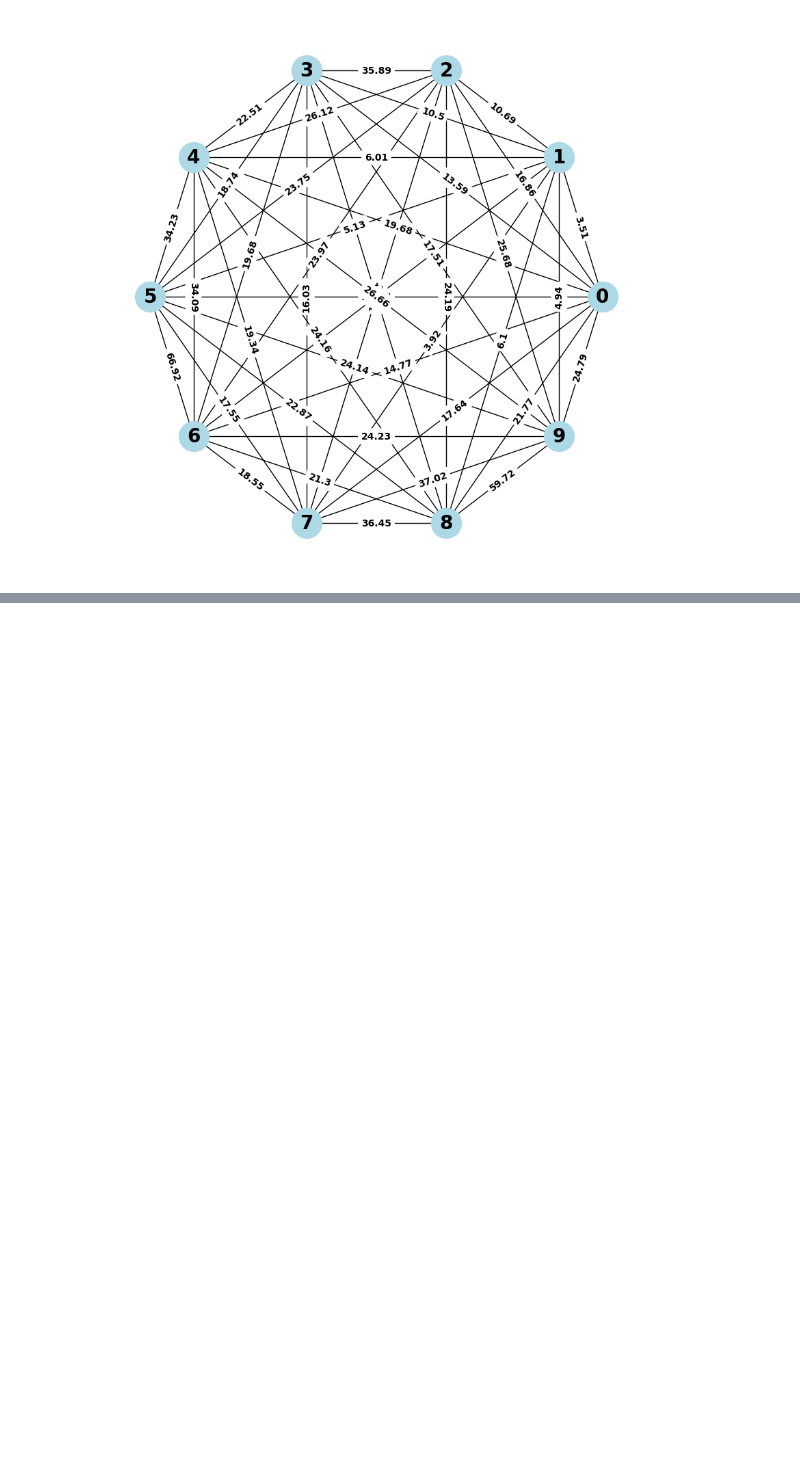
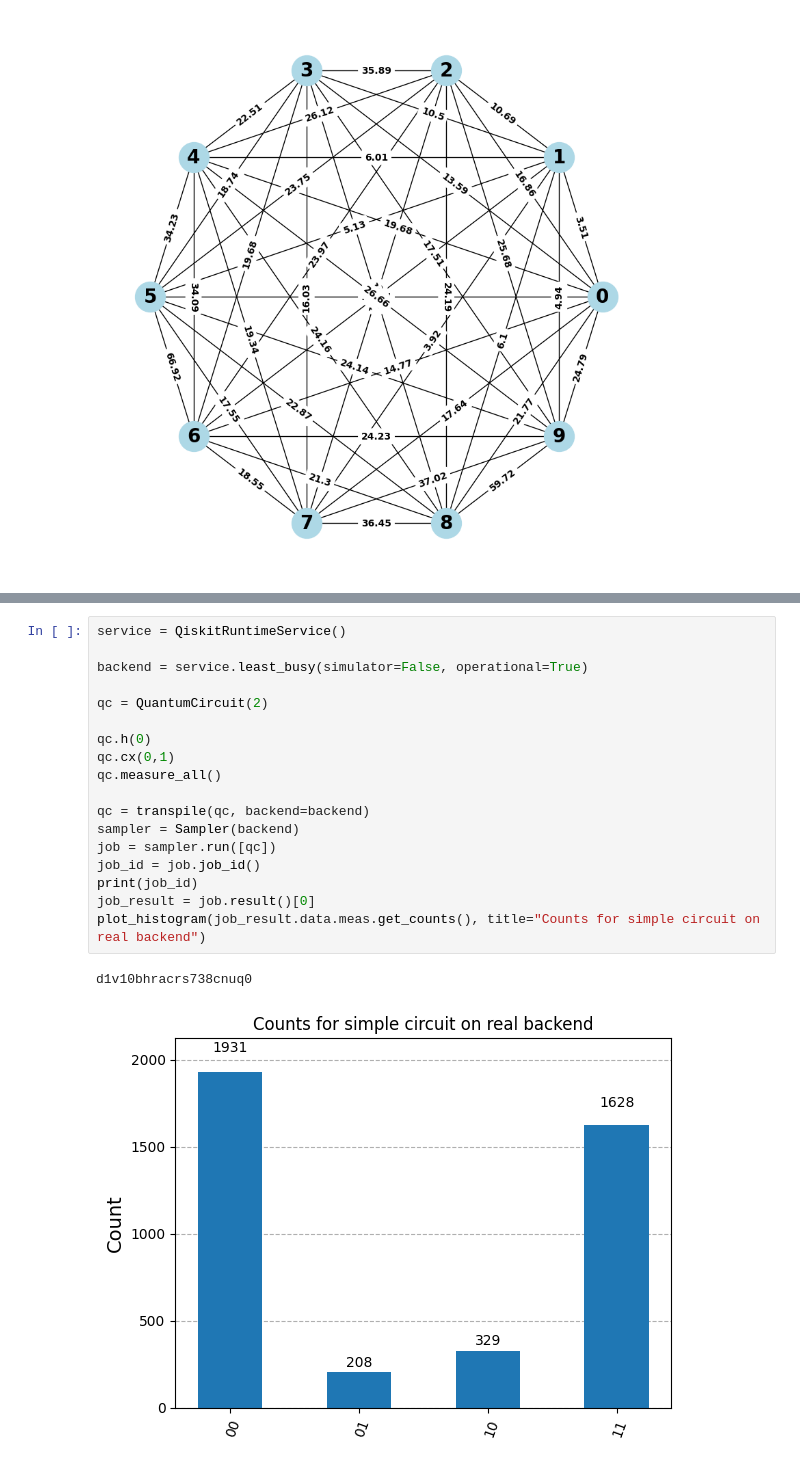
Before and after one commit to Nicofero/PhyloTree_ReConst, a Jupyter notebook: miscelaneous/new_qaoa.ipynb, the cells around one changed output, grey strips where cells are left out. Saved outputs shown, nothing was run; the diff lists cells and outputs as text; blank space fills up the shorter version.

```diff
--- a/miscelaneous/new_qaoa.ipynb
+++ b/miscelaneous/new_qaoa.ipynb
@@ -1110,0 +1152,21 @@ plt.show()
+# %%
+service = QiskitRuntimeService()
+
+backend = service.least_busy(simulator=False, operational=True)
+
+qc = QuantumCircuit(2)
+
+qc.h(0)
+qc.cx(0,1)
+qc.measure_all()
+
+qc = transpile(qc, backend=backend)
+sampler = Sampler(backend)
+job = sampler.run([qc])
+job_id = job.job_id()
+print(job_id)
+job_result = job.result()[0]
+plot_histogram(job_result.data.meas.get_counts(), title="Counts for simple circuit on real backend")
+# %% [output]
+d1v10bhracrs738cnuq0
+[figure, added]
```
Also changed, not shown: parts of 10 cells of this notebook, 49 other files.
